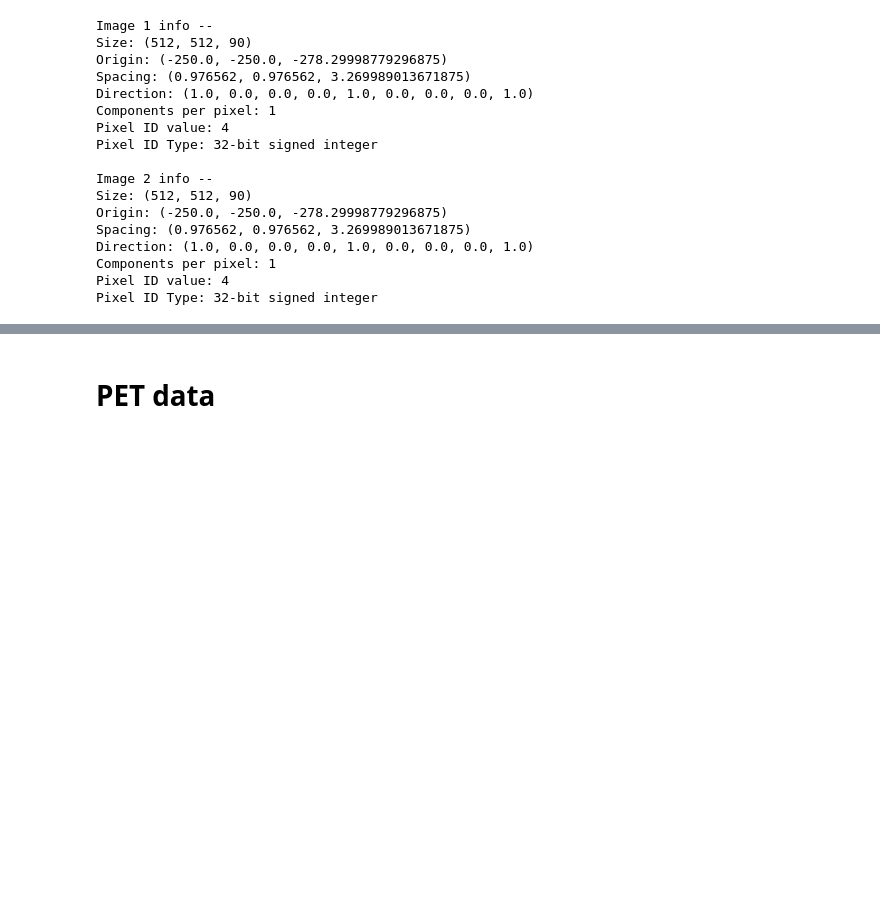
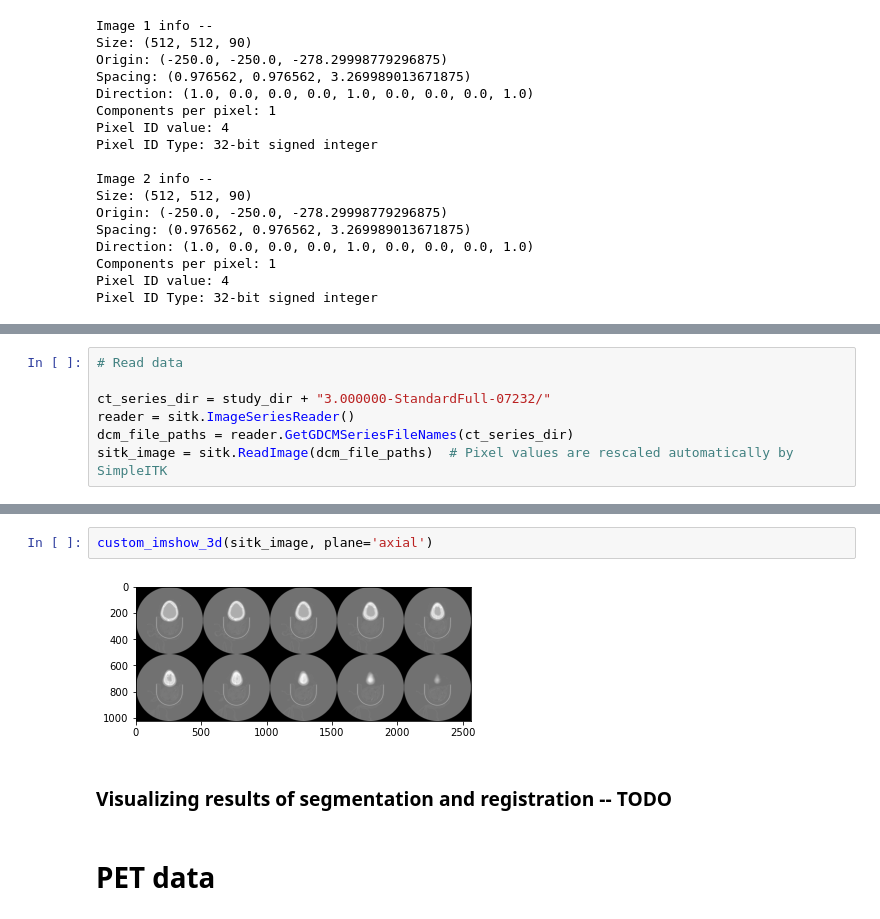
Before and after one commit to Maastro-CDS-Imaging-Group/PET-CT-data-pipeline, a Jupyter notebook: Notebooks/Understanding_CT_PET.ipynb, the cells around one changed output, grey strips where cells are left out. Cells and saved outputs as stored; diff of their text form; blank space fills up the shorter version.

```diff
--- a/Notebooks/Understanding_CT_PET.ipynb
+++ b/Notebooks/Understanding_CT_PET.ipynb
@@ -248,0 +338,7 @@ Pixel ID Type: 32-bit signed integer
+# %%
+# Read data
+
+ct_series_dir = study_dir + "3.000000-StandardFull-07232/"
+reader = sitk.ImageSeriesReader()
+dcm_file_paths = reader.GetGDCMSeriesFileNames(ct_series_dir)
+sitk_image = sitk.ReadImage(dcm_file_paths)  # Pixel values are rescaled automatically by SimpleITK
@@ -249,3 +404,9 @@ Pixel ID Type: 32-bit signed integer
+# %%
+custom_imshow_3d(sitk_image, plane='axial')
+# %% [output]
+[figure, added]
+# %% [markdown]
+### Visualizing results of segmentation and registration -- TODO
 # %% [markdown]
 # PET data
 # %%
```
Also changed, not shown: parts of 15 cells of this notebook, 9 other files.
